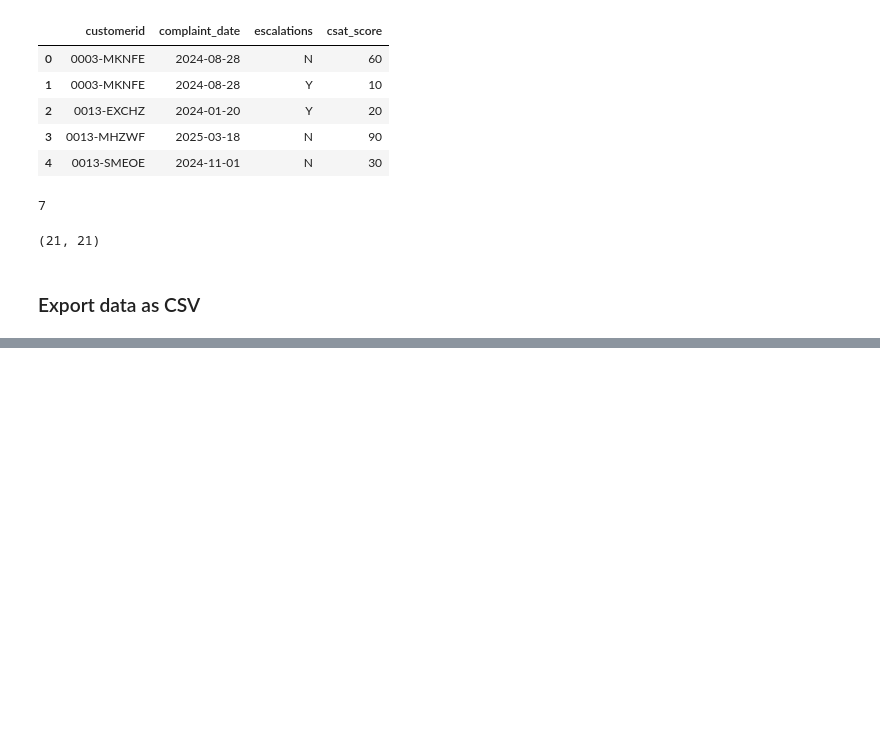
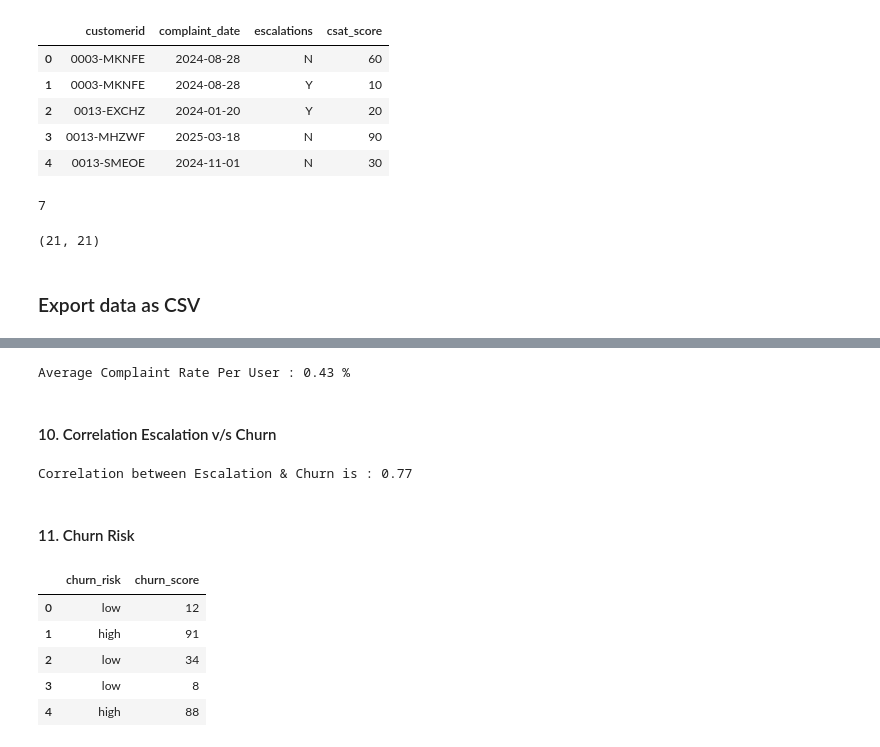
Before and after one commit to abhijeetjagtapp/churn-analysis, a Jupyter notebook: notebooks/04_data_analysis.ipynb, the cells around one changed output, grey strips where cells are left out. Saved outputs shown, nothing was run; the diff lists cells and outputs as text; code cells hidden in the pictures; blank space fills up the shorter version.

Commit message:
Analyze churn metrics and identify customer retention driver

```diff
--- a/notebooks/04_data_analysis.ipynb
+++ b/notebooks/04_data_analysis.ipynb
@@ -453,3 +468,5 @@ df_db_support['complaint_count'] = df_db_support.groupby('customerid')['customer
 # %%
-df_db_support = df_db_support.sort_values('complaint_date').drop_duplicates('customerid', keep = 'last')
+df_db_support = df_db_support.sort_values("complaint_date").drop_duplicates(
+    "customerid", keep="last"
+)
 # %%
@@ -457,9 +474,9 @@ df_db_support['customerid'].size
 # %% [output]
 7
 # %%
-df = (df_db_subscription
-                .merge(df_db_customer, on = 'customerid', how = 'left')
-                .merge(df_db_support, on = 'customerid', how = 'left'))
+df = df_db_subscription.merge(df_db_customer, on="customerid", how="left").merge(
+    df_db_support, on="customerid", how="left"
+)
 # %%
 df.shape
 # %% [output]
@@ -470,0 +591,11 @@ df.to_csv('../data/processed/customer_clean.csv', index = False )
+# %%
+today = pd.Timestamp.today()
+
+df["tenure_days"] = np.where(
+    df["cancellation_date"].notna(),
+    (df["cancellation_date"] - df["subscription_start_date"]).dt.days,
+    (today - df["subscription_start_date"]).dt.days,
+)
+
+avg_tenure = df["tenure_days"].mean()
+print("Avg Tenure (Days) = ", round(avg_tenure), 0)
@@ -470,0 +622,39 @@ df.to_csv('../data/processed/customer_clean.csv', index = False )
+# %%
+avg_complaints = df["complaint_count"].sum() / df["customerid"].nunique()
+
+print("Average Complaint Rate Per User :", round(avg_complaints, 2), "%")
+# %% [output]
+Average Complaint Rate Per User : 0.43 %
+# %% [markdown]
+#### 10. Correlation Escalation v/s Churn
+# %%
+# df['escalations'] = np.where(df['escalations'] == 'Y',1,0)  #Encoding str to int type
+
+corr_df = df[["escalations", "churn_flag"]].dropna()
+
+correlation = corr_df["escalations"].corr(df["churn_flag"])
+
+print("Correlation between Escalation & Churn is :", round(correlation, 2))
+# %% [output]
+Correlation between Escalation & Churn is : 0.77
+# %% [markdown]
+#### 11. Churn Risk
+# %%
+conditions = [
+    (df["churn_score"] < 50),
+    (df["churn_score"] >= 50) & (df["churn_score"] < 70),
+    (df["churn_score"] >= 70),
+]
+
+choices = ["low", "med", "high"]
+
+df["churn_risk"] = np.select(conditions, choices, default="unknown")
+# %%
+df[["churn_risk", "churn_score"]].head()
+# %% [output]
+|  | churn_risk | churn_score |
+| 0 | low | 12 |
+| 1 | high | 91 |
+| 2 | low | 34 |
+| 3 | low | 8 |
+| 4 | high | 88 |
```
Also changed, not shown: parts of 49 cells of this notebook.
